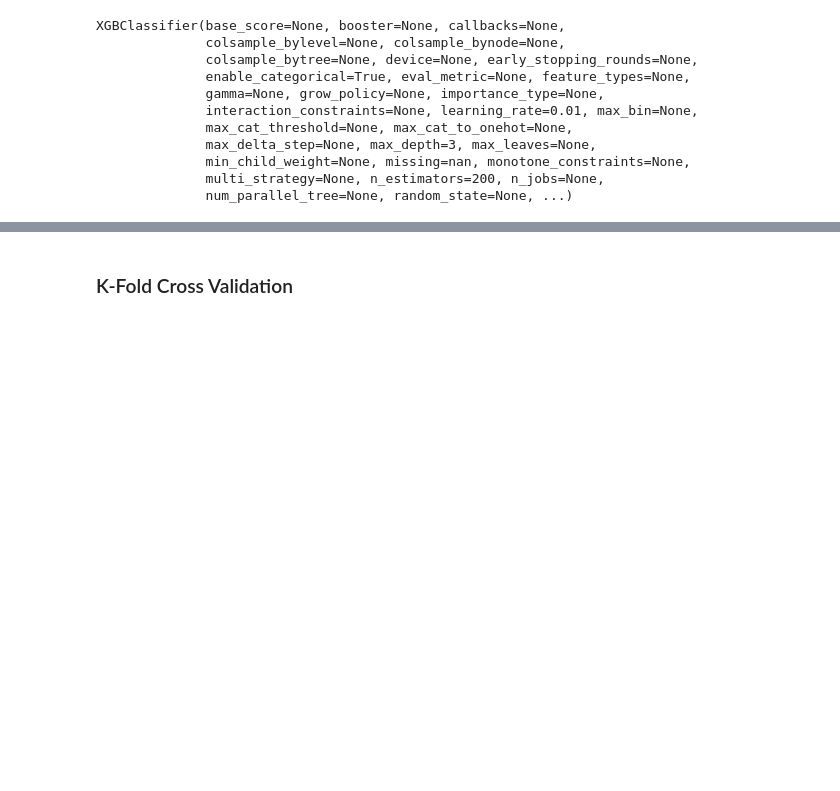
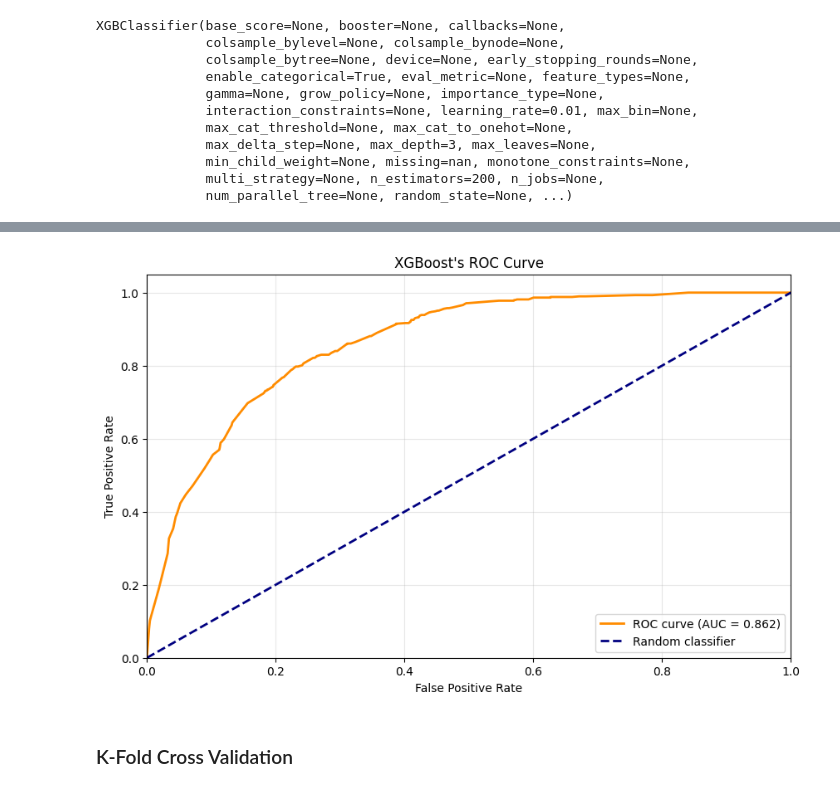
Before and after one commit to kaiserliche/Telco_Customer_Churn, a Jupyter notebook: analysis/modelling.ipynb, the cells around one changed output, grey strips where cells are left out. Saved outputs shown, nothing was run; the diff lists cells and outputs as text; code cells hidden in the pictures; blank space fills up the shorter version.

```diff
--- a/analysis/modelling.ipynb
+++ b/analysis/modelling.ipynb
@@ -482,3 +488,8 @@ weighted avg       0.81      0.75      0.76      2110
+# %%
+
+roc_score = plotting.plot_roc_curve(model,X_test,y_test,title=f"{'XGBoost'}'s ROC Curve")
+# %% [output]
+[figure, added]
 # %% [markdown]
 ### K-Fold Cross Validation
 # %%
```
Also changed, not shown: parts of 5 cells of this notebook, 1 other file.
